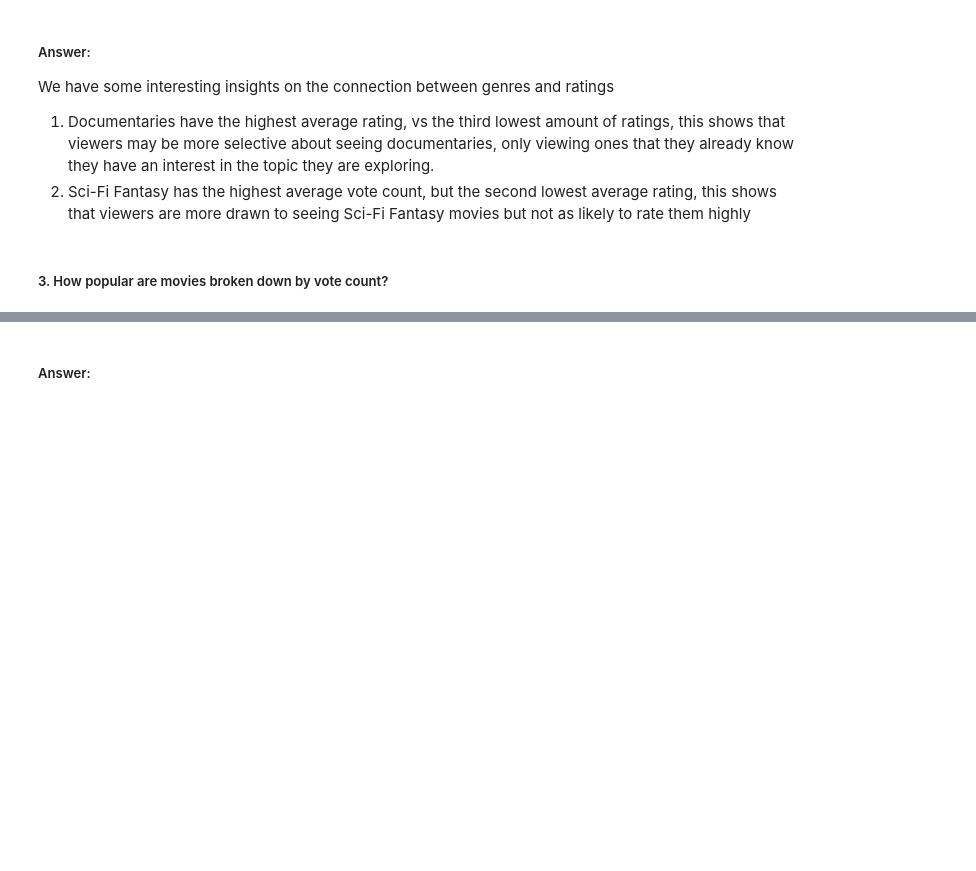
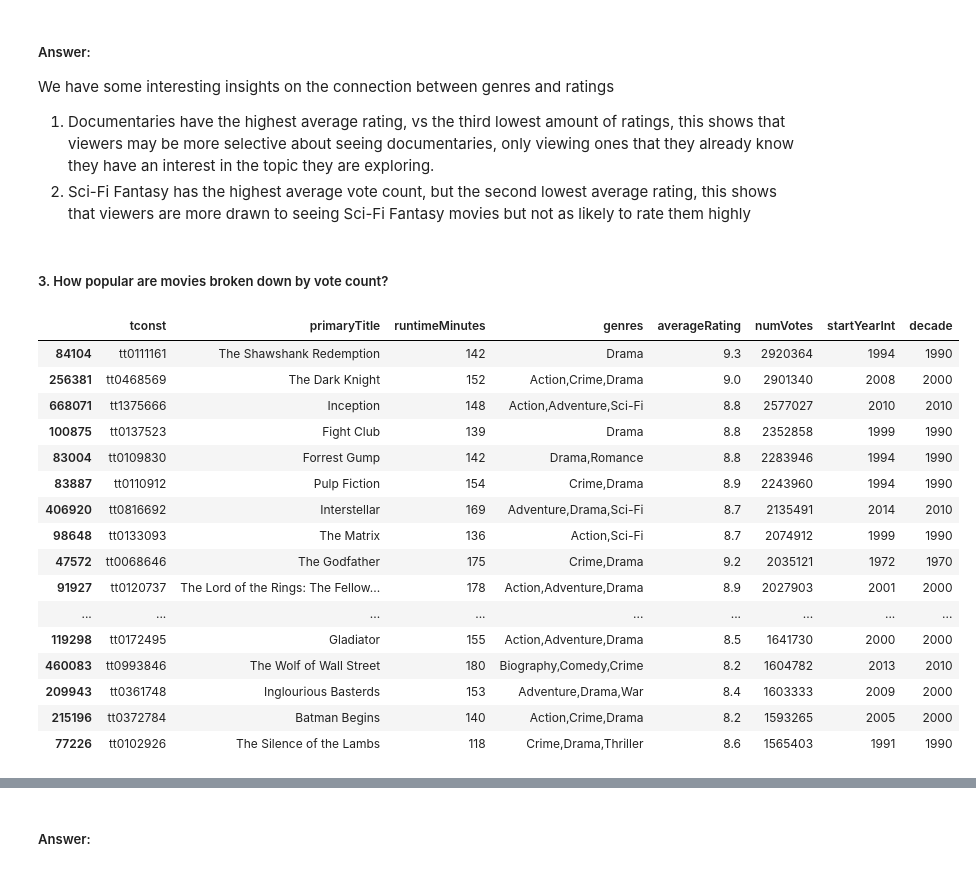
Before and after one commit to emily-dee/IMDB_data_analytics_project, a Jupyter notebook: Insight into Movies for the Hollywood Big Wigs.ipynb, the cells around one changed output, grey strips where cells are left out. Cells and saved outputs as stored; diff of their text form; code cells hidden in the pictures; blank space fills up the shorter version.

```diff
--- a/Insight into Movies for the Hollywood Big Wigs.ipynb
+++ b/Insight into Movies for the Hollywood Big Wigs.ipynb
@@ -228,3 +222,5 @@ principals_cleaned_df = principals_simplified_df.drop(columns=(['job']), axis=1)
+# %%
+movies_cleaned_df = movies_df.drop(columns=['endYear', 'originalTitle', 'titleType', 'isAdult', 'startYear'], axis=1)
 # %% [markdown]
 #### Questions and Answers <a class="anchor" id="questions"></a>
 # %% [markdown]
@@ -280,3 +276,25 @@ We have some interesting insights on the connection between genres and ratings
 2. Sci-Fi Fantasy has the highest average vote count, but the second lowest average rating, this shows that viewers are more drawn to seeing Sci-Fi Fantasy movies but not as likely to rate them highly
 # %% [markdown]
 ##### 3. How popular are movies broken down by vote count?
+# %%
+top_100_movies = movies_cleaned_df.sort_values('numVotes', ascending=False).head(100)
+# %%
+top_100_movies.head(20)
+# %% [output]
+|  | tconst | primaryTitle | runtimeMinutes | genres | averageRating | numVotes | startYearInt | decade |
+| 84104 | tt0111161 | The Shawshank Redemption | 142 | Drama | 9.3 | 2920364 | 1994 | 1990 |
+| 256381 | tt0468569 | The Dark Knight | 152 | Action,Crime,Drama | 9.0 | 2901340 | 2008 | 2000 |
+| 668071 | tt1375666 | Inception | 148 | Action,Adventure,Sci-Fi | 8.8 | 2577027 | 2010 | 2010 |
+| 100875 | tt0137523 | Fight Club | 139 | Drama | 8.8 | 2352858 | 1999 | 1990 |
+| 83004 | tt0109830 | Forrest Gump | 142 | Drama,Romance | 8.8 | 2283946 | 1994 | 1990 |
+| 83887 | tt0110912 | Pulp Fiction | 154 | Crime,Drama | 8.9 | 2243960 | 1994 | 1990 |
+| 406920 | tt0816692 | Interstellar | 169 | Adventure,Drama,Sci-Fi | 8.7 | 2135491 | 2014 | 2010 |
+| 98648 | tt0133093 | The Matrix | 136 | Action,Sci-Fi | 8.7 | 2074912 | 1999 | 1990 |
+| 47572 | tt0068646 | The Godfather | 175 | Crime,Drama | 9.2 | 2035121 | 1972 | 1970 |
+| 91927 | tt0120737 | The Lord of the Rings: The Fellow... | 178 | Action,Adventure,Drama | 8.9 | 2027903 | 2001 | 2000 |
+| ... | ... | ... | ... | ... | ... | ... | ... | ... |
+| 119298 | tt0172495 | Gladiator | 155 | Action,Adventure,Drama | 8.5 | 1641730 | 2000 | 2000 |
+| 460083 | tt0993846 | The Wolf of Wall Street | 180 | Biography,Comedy,Crime | 8.2 | 1604782 | 2013 | 2010 |
+| 209943 | tt0361748 | Inglourious Basterds | 153 | Adventure,Drama,War | 8.4 | 1603333 | 2009 | 2000 |
+| 215196 | tt0372784 | Batman Begins | 140 | Action,Crime,Drama | 8.2 | 1593265 | 2005 | 2000 |
+| 77226 | tt0102926 | The Silence of the Lambs | 118 | Crime,Drama,Thriller | 8.6 | 1565403 | 1991 | 1990 |
```
Also changed, not shown: parts of 9 cells of this notebook.
